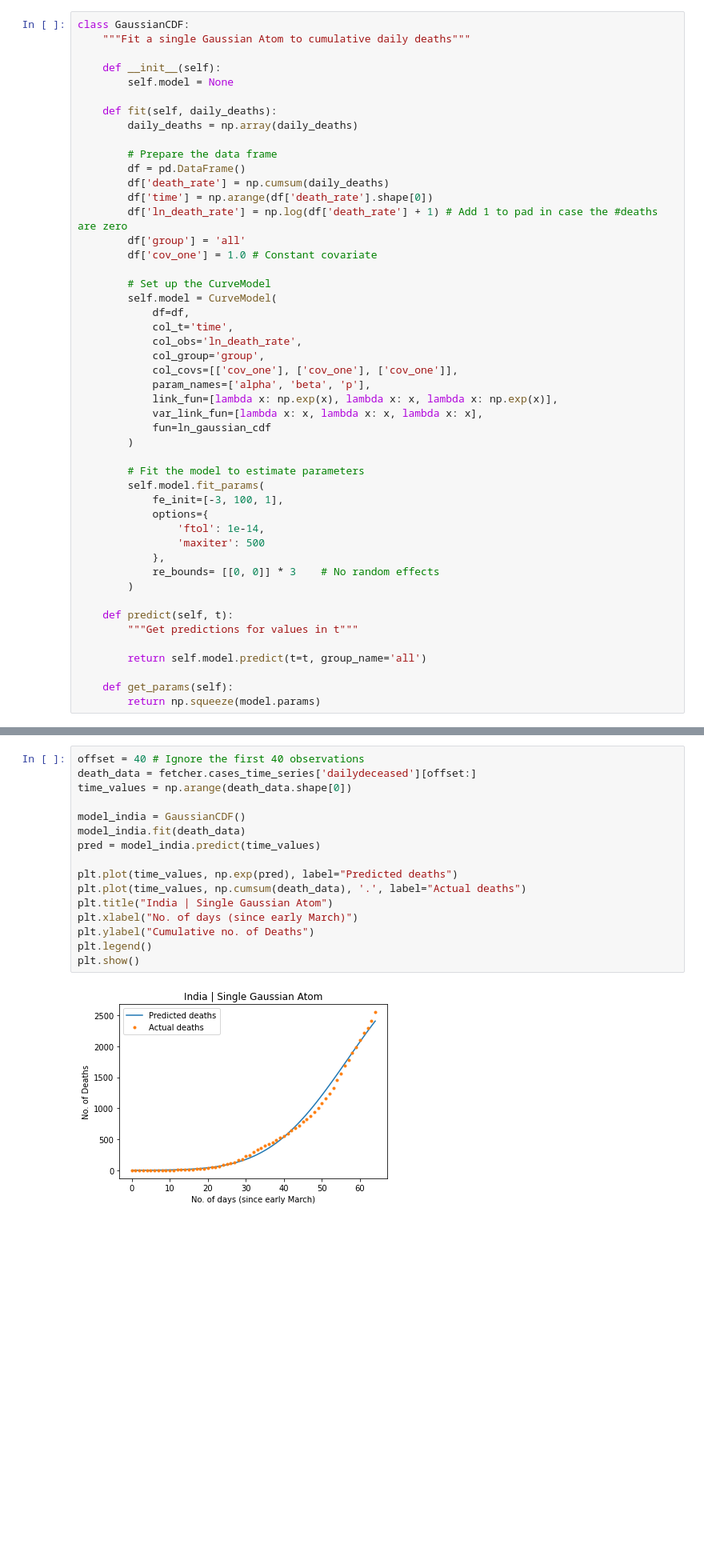
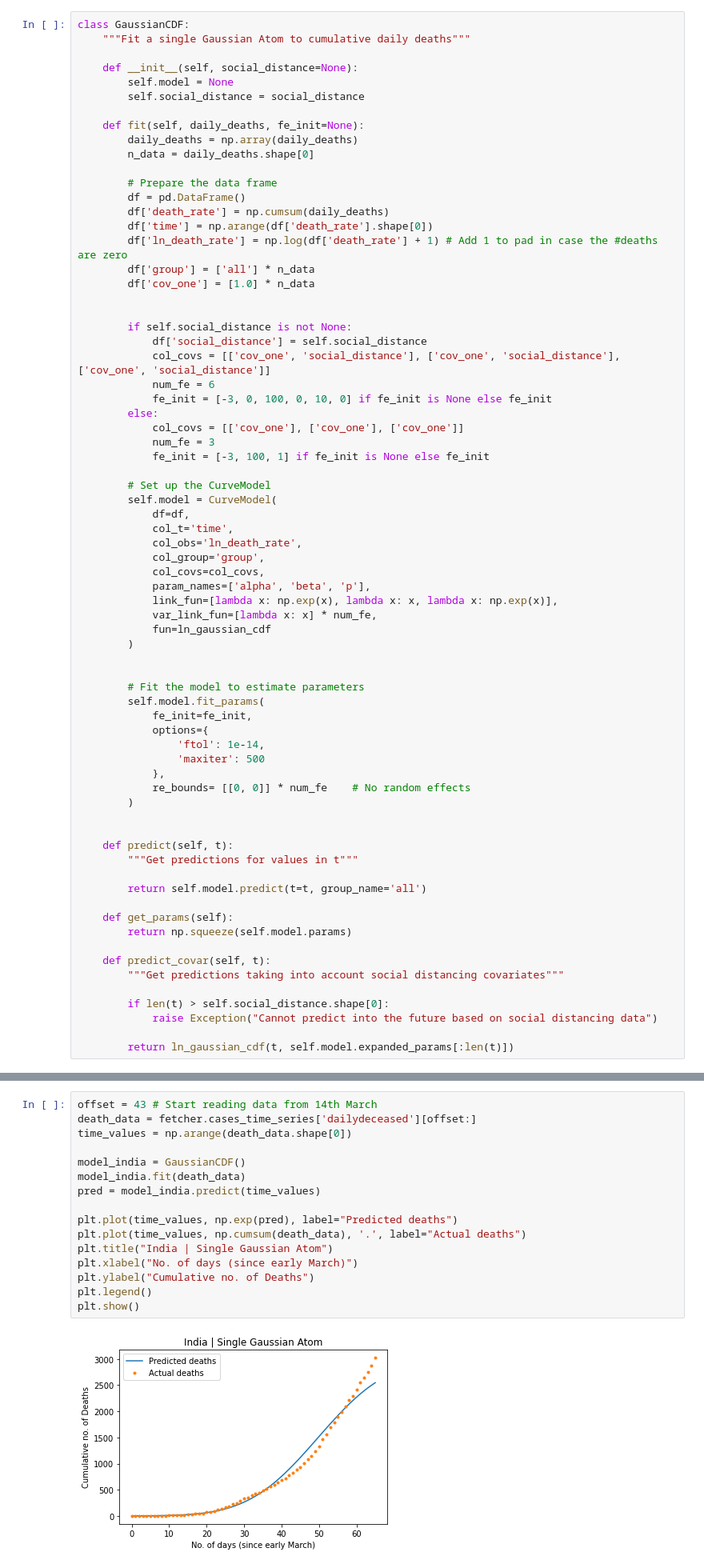
Before and after one commit to anag004/covid-model, a Jupyter notebook: ihme/IHME_India.ipynb, the cells around one changed output, grey strips where cells are left out. Shown at 80% size. Cells and saved outputs as stored; diff of their text form; blank space fills up the shorter version.

Commit message:
Add social distancing covariates

```diff
--- a/ihme/IHME_India.ipynb
+++ b/ihme/IHME_India.ipynb
@@ -32,19 +34,32 @@ class DataFetcher:
 class GaussianCDF:
     """Fit a single Gaussian Atom to cumulative daily deaths"""
 
-    def __init__(self):
+    def __init__(self, social_distance=None):
         self.model = None
+        self.social_distance = social_distance
 
-    def fit(self, daily_deaths):
+    def fit(self, daily_deaths, fe_init=None):
         daily_deaths = np.array(daily_deaths)
+        n_data = daily_deaths.shape[0]
 
         # Prepare the data frame
         df = pd.DataFrame()
         df['death_rate'] = np.cumsum(daily_deaths)
         df['time'] = np.arange(df['death_rate'].shape[0])
         df['ln_death_rate'] = np.log(df['death_rate'] + 1) # Add 1 to pad in case the #deaths are zero
-        df['group'] = 'all'
-        df['cov_one'] = 1.0 # Constant covariate
+        df['group'] = ['all'] * n_data
+        df['cov_one'] = [1.0] * n_data
+
+
+        if self.social_distance is not None:
+            df['social_distance'] = self.social_distance
+            col_covs = [['cov_one', 'social_distance'], ['cov_one', 'social_distance'], ['cov_one', 'social_distance']]
+            num_fe = 6
+            fe_init = [-3, 0, 100, 0, 10, 0] if fe_init is None else fe_init
+        else:
+            col_covs = [['cov_one'], ['cov_one'], ['cov_one']]
+            num_fe = 3
+            fe_init = [-3, 100, 1] if fe_init is None else fe_init
 
         # Set up the CurveModel
         self.model = CurveModel(
@@ -52,22 +67,24 @@ class GaussianCDF:
             col_t='time',
             col_obs='ln_death_rate',
             col_group='group',
-            col_covs=[['cov_one'], ['cov_one'], ['cov_one']],
+            col_covs=col_covs,
             param_names=['alpha', 'beta', 'p'],
             link_fun=[lambda x: np.exp(x), lambda x: x, lambda x: np.exp(x)],
-            var_link_fun=[lambda x: x, lambda x: x, lambda x: x],
+            var_link_fun=[lambda x: x] * num_fe,
             fun=ln_gaussian_cdf
         )
 
+
         # Fit the model to estimate parameters
         self.model.fit_params(
-            fe_init=[-3, 100, 1],
+            fe_init=fe_init,
             options={
                 'ftol': 1e-14,
                 'maxiter': 500
             },
-            re_bounds= [[0, 0]] * 3    # No random effects
+            re_bounds= [[0, 0]] * num_fe    # No random effects
         )
+
 
     def predict(self, t):
         """Get predictions for values in t"""
@@ -75,7 +92,15 @@ class GaussianCDF:
         return self.model.predict(t=t, group_name='all')
 
     def get_params(self):
-        return np.squeeze(model.params)
+        return np.squeeze(self.model.params)
+
+    def predict_covar(self, t):
+        """Get predictions taking into account social distancing covariates"""
+
+        if len(t) > self.social_distance.shape[0]:
+            raise Exception("Cannot predict into the future based on social distancing data")
+
+        return ln_gaussian_cdf(t, self.model.expanded_params[:len(t)])
 # %%
 class MultiGaussianCDF:
     """Mixture of Gaussians with staggered peaks"""
@@ -133,23 +158,23 @@ where $a, b, \phi$ are fixed effects learnt by the model
 fetcher = DataFetcher()
 fetcher.fetch()
 # %%
-offset = 40 # Ignore the first 40 observations
+offset = 43 # Start reading data from 14th March
 death_data = fetcher.cases_time_series['dailydeceased'][offset:]
 time_values = np.arange(death_data.shape[0])
 
 model_india = GaussianCDF()
 model_india.fit(death_data)
 pred = model_india.predict(time_values)
 
 plt.plot(time_values, np.exp(pred), label="Predicted deaths")
 plt.plot(time_values, np.cumsum(death_data), '.', label="Actual deaths")
 plt.title("India | Single Gaussian Atom")
 plt.xlabel("No. of days (since early March)")
 plt.ylabel("Cumulative no. of Deaths")
 plt.legend()
 plt.show()
 # %% [output]
-[figure, old version]
+[figure, new version]
 # %% [markdown]
 <h3>13 Gaussian Atoms with staggered peaks</h3>
 # %%
```
Also changed, not shown: parts of 25 cells of this notebook, 2 other files.
